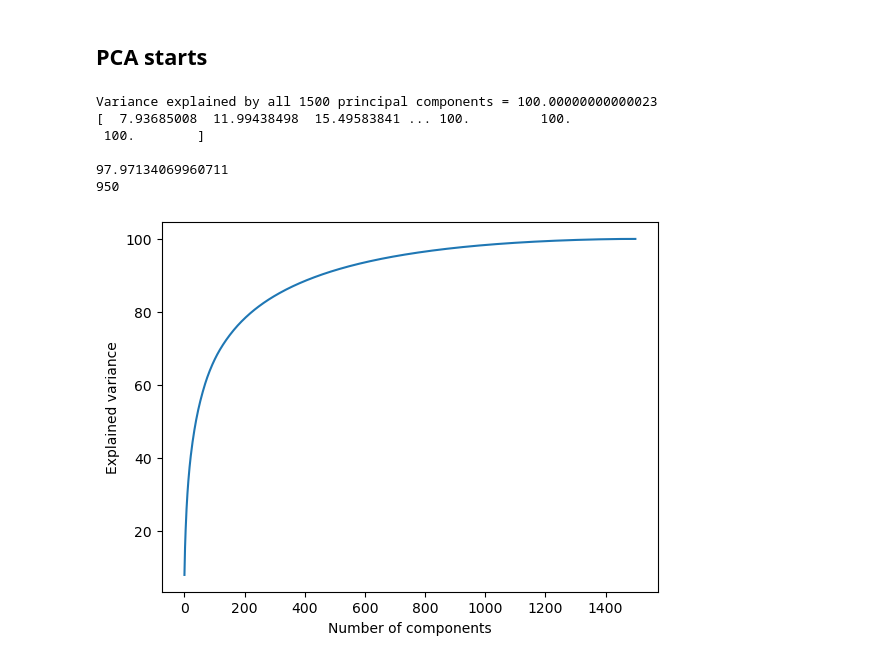
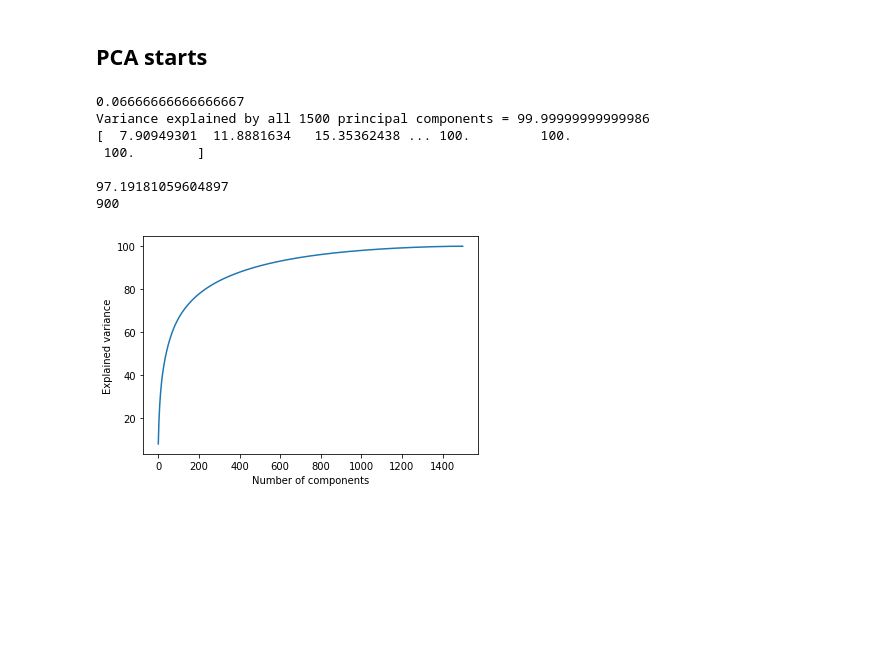
Before and after one commit to sak007/Monkey-Pox-Misinformation-Classification, a Jupyter notebook: code/preprocess_tweets.ipynb, the cells around one changed output. Drawn from its saved outputs; the diff is of its cells as text; code cells hidden in the pictures; blank space fills up the shorter version.

```diff
--- a/code/preprocess_tweets.ipynb
+++ b/code/preprocess_tweets.ipynb
@@ -20,7 +19,7 @@ text_field = 'text'
 [nltk_data]   Package stopwords is already up-to-date!
 # %%
-csvname="filtered_dataset/"+file_prefix+".csv" #changed
-# csvname=file_prefix+".csv" #changed
+# csvname="filtered_dataset/"+file_prefix+".csv" #changed
+csvname=file_prefix+".csv" #changed
 data_orig=pd.read_csv(csvname)
 data=data_orig.copy()
 data.drop(data.columns[data.columns.str.contains('unnamed',case = False)],axis = 1, inplace = True)
@@ -170,8 +169,8 @@ df_lemmatization_CV
 | 5786 | 0 | 0 | 0 | 0 | 0 | 0 | 0 | 0 | 0 | 0 | ... | ... |
 5787 rows × 1501 columns
 # %%
-X_portered_TF_IDF=count_vec(portered_corpus)
-X_lemmatization_TF_IDF=count_vec(lemmatization_corpus)
+X_portered_TF_IDF=tf_idf_vec(portered_corpus)
+X_lemmatization_TF_IDF=tf_idf_vec(lemmatization_corpus)
 # %%
 df_portered_TF_IDF = pd.DataFrame(X_portered_TF_IDF)
 df_portered_TF_IDF['class'] = y_portered
@@ -266,17 +312,17 @@ X_train_tf, X_test_tf,y_train_tf,y_test_tf=split_data_train_test_split(X_lemmati
 # %%
 # PCA lemmatization CV
-X_train_ = X_train_cv
-y_train_ = y_train_cv
-total_components = min(len(df_lemmatization_CV.columns)-1, len(X_train_))
-n_components = 950
-X_train = perform_PCA (X_train_, y_train_, total_components, n_components)
+total_components = min(len(df_lemmatization_CV.columns)-1, len(X_lemmatization_cv))
+print (100/total_components)
+n_components = 900
+X_lemmatization_cv_PCA = perform_PCA (X_lemmatization_cv, y, total_components, n_components)
 # %% [output]
-Variance explained by all 1500 principal components = 100.00000000000023
-[  7.93685008  11.99438498  15.49583841 ... 100.         100.
+0.06666666666666667
+Variance explained by all 1500 principal components = 99.99999999999986
+[  7.90949301  11.8881634   15.35362438 ... 100.         100.
  100.        ]
 
-97.97134069960711
-950
+97.19181059604897
+900
-[figure, old version]
+[figure, new version]
 # %%
 # PCA lemmatization TF IDF
```
Also changed, not shown: parts of 18 cells of this notebook.
